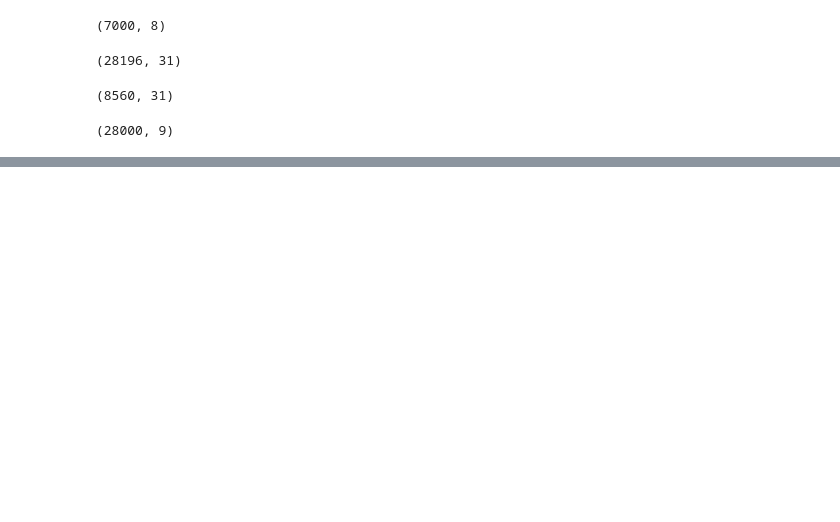
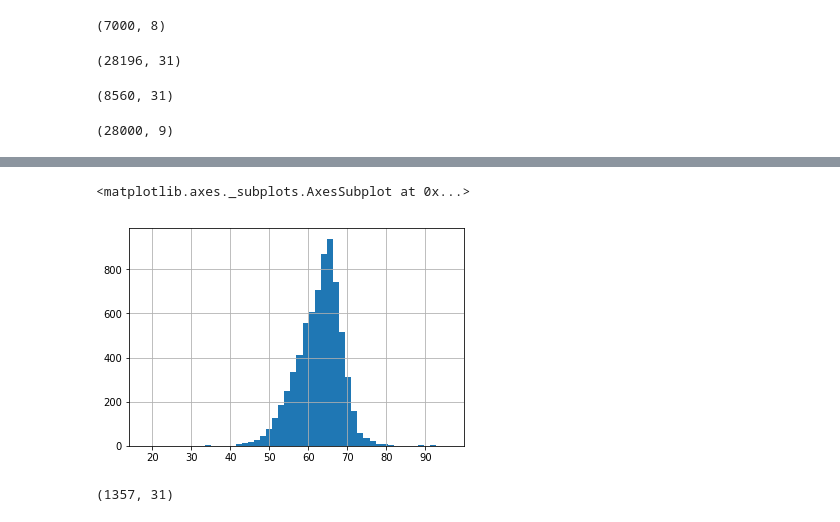
Before and after one commit to amirkatooz/capstone, a Jupyter notebook: data_augmentation.ipynb, the cells around one changed output, grey strips where cells are left out. Saved outputs shown, nothing was run; the diff lists cells and outputs as text; code cells hidden in the pictures; blank space fills up the shorter version.

```diff
--- a/data_augmentation.ipynb
+++ b/data_augmentation.ipynb
@@ -187,0 +217,5 @@ four_keypoints.to_pickle('four_keypoints.data')
+# %%
+df.nose_tip_y.hist(bins=50)
+# %% [output]
+<matplotlib.axes._subplots.AxesSubplot at 0x...>
+[figure, added]
@@ -187,0 +228,4 @@ four_keypoints.to_pickle('four_keypoints.data')
+# %%
+df2.shape
+# %% [output]
+(1357, 31)
```
Also changed, not shown: parts of 20 cells of this notebook, 4 other files.
